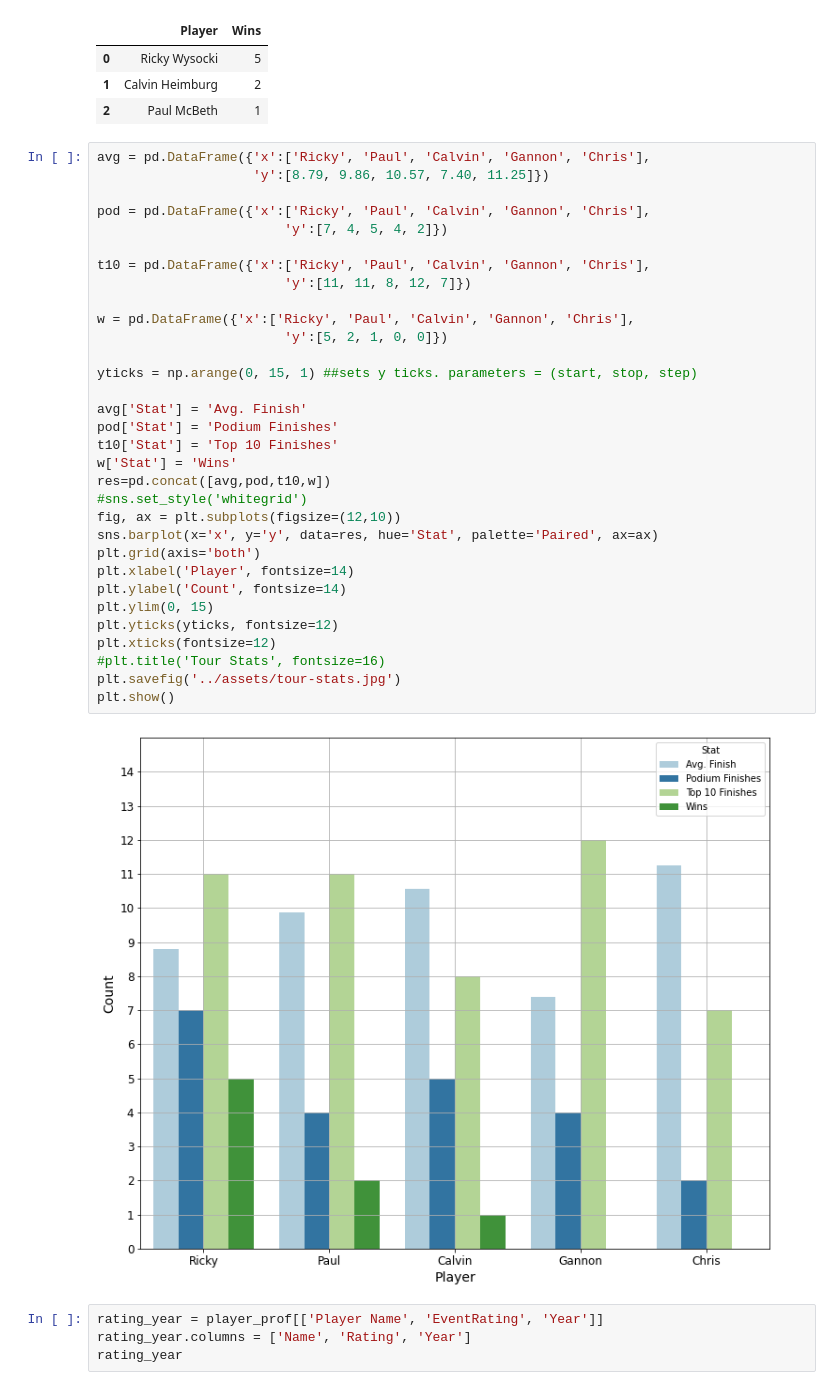
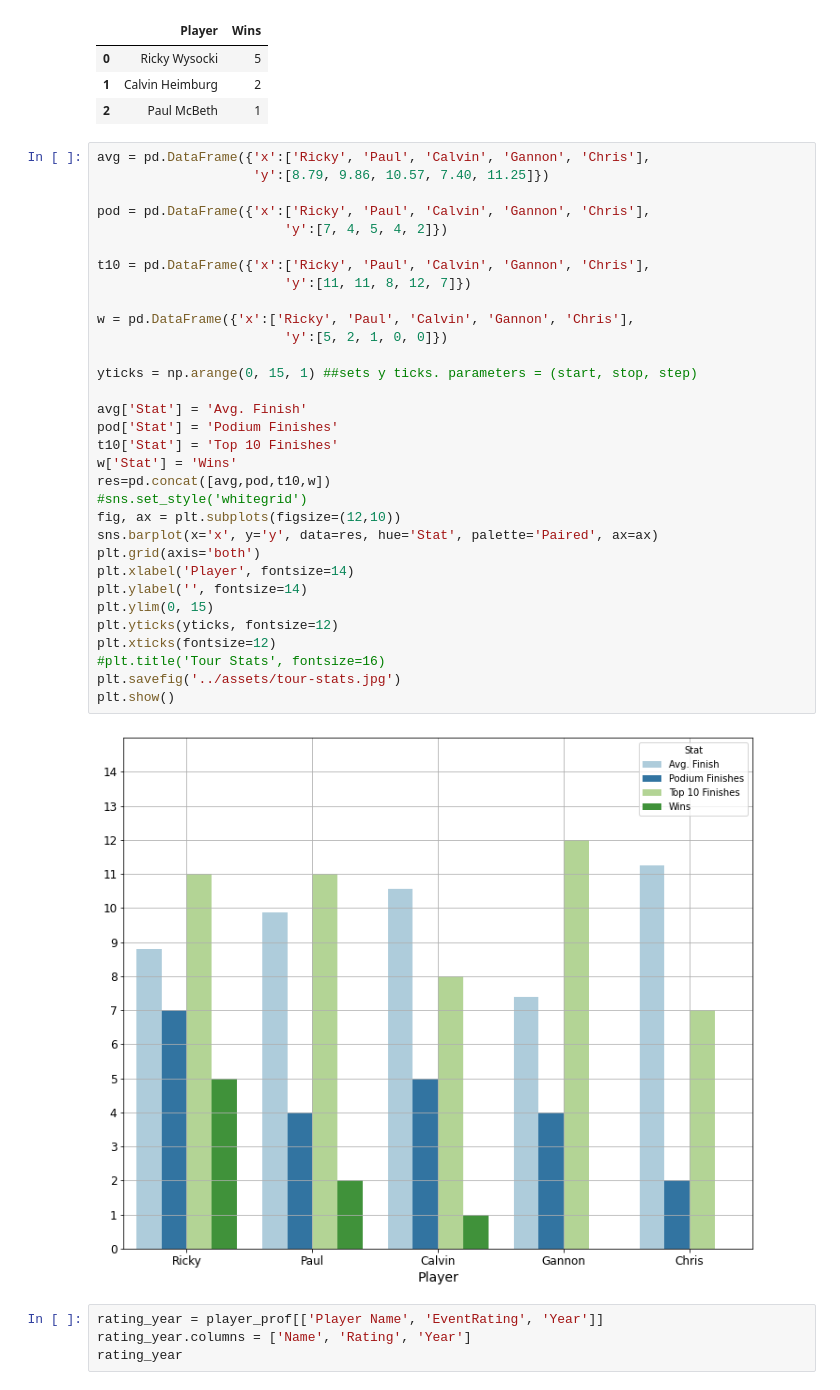
Before and after one commit to jamorgan8/disc-golf-analysis, a Jupyter notebook: notebooks/Analysis.ipynb, the cells around one changed output. Cells and saved outputs as stored; diff of their text form.

```diff
--- a/notebooks/Analysis.ipynb
+++ b/notebooks/Analysis.ipynb
@@ -459,35 +461,35 @@ avg = pd.DataFrame({'x':['Ricky', 'Paul', 'Calvin', 'Gannon', 'Chris'],
                     'y':[8.79, 9.86, 10.57, 7.40, 11.25]})
 
 pod = pd.DataFrame({'x':['Ricky', 'Paul', 'Calvin', 'Gannon', 'Chris'],
                         'y':[7, 4, 5, 4, 2]})
 
 t10 = pd.DataFrame({'x':['Ricky', 'Paul', 'Calvin', 'Gannon', 'Chris'],
                         'y':[11, 11, 8, 12, 7]})
 
 w = pd.DataFrame({'x':['Ricky', 'Paul', 'Calvin', 'Gannon', 'Chris'],
                         'y':[5, 2, 1, 0, 0]})
 
 yticks = np.arange(0, 15, 1) ##sets y ticks. parameters = (start, stop, step)
 
 avg['Stat'] = 'Avg. Finish'
 pod['Stat'] = 'Podium Finishes'
 t10['Stat'] = 'Top 10 Finishes'
 w['Stat'] = 'Wins'
 res=pd.concat([avg,pod,t10,w])
 #sns.set_style('whitegrid')
 fig, ax = plt.subplots(figsize=(12,10))
 sns.barplot(x='x', y='y', data=res, hue='Stat', palette='Paired', ax=ax)
 plt.grid(axis='both')
 plt.xlabel('Player', fontsize=14)
-plt.ylabel('Count', fontsize=14)
+plt.ylabel('', fontsize=14)
 plt.ylim(0, 15)
 plt.yticks(yticks, fontsize=12)
 plt.xticks(fontsize=12)
 #plt.title('Tour Stats', fontsize=16)
 plt.savefig('../assets/tour-stats.jpg')
 plt.show()
 # %% [output]
-[figure, old version]
+[figure, new version]
 # %%
 rating_year = player_prof[['Player Name', 'EventRating', 'Year']]
 rating_year.columns = ['Name', 'Rating', 'Year']
```
Also changed, not shown: parts of 3 cells of this notebook, 5 other files.
